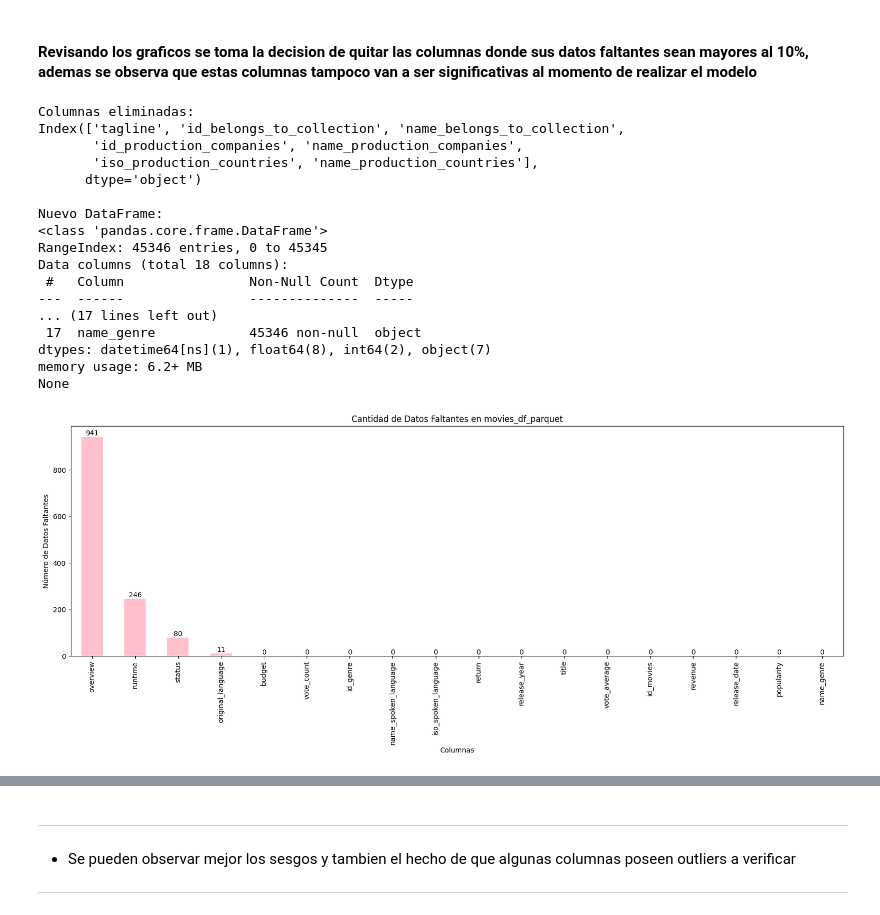
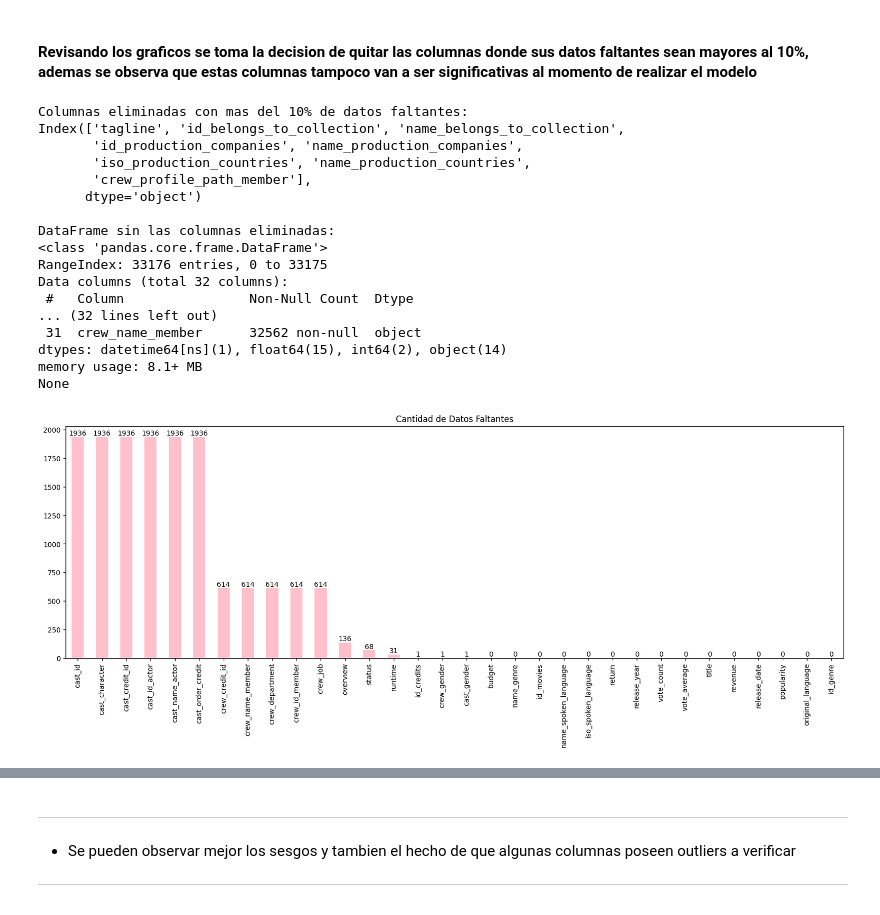
Before and after one commit to karenb54/Proyecto_recomendacion_de_peliculas_ml, a Jupyter notebook: EDA.ipynb, the cells around one changed output, grey strips where cells are left out. Saved outputs shown, nothing was run; the diff lists cells and outputs as text; code cells hidden in the pictures.

```diff
--- a/EDA.ipynb
+++ b/EDA.ipynb
@@ -16,3 +16,7 @@ from collections import Counter
 credits_df_parquet = pd.read_parquet('Datasets/credits_dataset_parquet')
 movies_df_parquet = pd.read_parquet('Datasets/movies_dataset_parquet')
+# %%
+# Uno los dataframes para realizar el analisis de datos con mas precision
+
+dataframe_unido = pd.merge(movies_df_parquet, credits_df_parquet, left_on='id_movies', right_on='id_credits', how='left')
 # %% [markdown]
@@ -120,7 +87,8 @@ plt.show()
 # %%
-# calcular el porcentaje de datos faltantes en cada columna
-datos_faltantes_movies_porcentaje = movies_df_parquet.isnull().mean() * 100
-print(datos_faltantes_movies_porcentaje)
+# calculo el porcentaje de datos faltantes en cada columna
+
+porcentaje_de_datos_faltantes = dataframe_unido.isnull().mean() * 100
+print(porcentaje_de_datos_faltantes)
 # %% [output]
 budget                         0.000000
 id_movies                      0.000000
@@ -186,56 +110,56 @@ dtype: float64
 # %% [markdown]
 #### Revisando los graficos se toma la decision de quitar las columnas donde sus datos faltantes sean mayores al 10%, ademas se observa que estas columnas tampoco van a ser significativas al momento de realizar el modelo
 # %%
-# Identificar columnas con más del 10% de datos faltantes
-columns_a_eliminar_movies = datos_faltantes_movies_porcentaje[datos_faltantes_movies_porcentaje > 10].index
+# Identifico las columnas con más del 10% de datos faltantes
+columnas_a_eliminar = porcentaje_de_datos_faltantes[porcentaje_de_datos_faltantes > 10].index
 
-# Eliminar las columnas identificadas
-movies_df_parquet_EDA = movies_df_parquet.drop(columns=columns_a_eliminar_movies)
+# Elimino las columnas identificadas
+dataframe_unido = dataframe_unido.drop(columns=columnas_a_eliminar)
 
-# Mostrar las columnas eliminadas y el nuevo DataFrame
-print("Columnas eliminadas:")
-print(columns_a_eliminar_movies)
+# Observo las columnas eliminadas y el nuevo DataFrame
+print("Columnas eliminadas con mas del 10% de datos faltantes:")
+print(columnas_a_eliminar)
 
-print("\nNuevo DataFrame:")
-print(movies_df_parquet_EDA.info())
+print("\nDataFrame sin las columnas eliminadas:")
+print(dataframe_unido.info())
 # %% [output]
-Columnas eliminadas:
+Columnas eliminadas con mas del 10% de datos faltantes:
 Index(['tagline', 'id_belongs_to_collection', 'name_belongs_to_collection',
        'id_production_companies', 'name_production_companies',
-       'iso_production_countries', 'name_production_countries'],
+       'iso_production_countries', 'name_production_countries',
+       'crew_profile_path_member'],
       dtype='object')
 
-Nuevo DataFrame:
+DataFrame sin las columnas eliminadas:
 <class 'pandas.core.frame.DataFrame'>
-RangeIndex: 45346 entries, 0 to 45345
-Data columns (total 18 columns):
+RangeIndex: 33176 entries, 0 to 33175
+Data columns (total 32 columns):
  #   Column                Non-Null Count  Dtype
----  ------                --------------  -----
-... (17 lines left out)
- 17  name_genre            45346 non-null  object
-dtypes: datetime64[ns](1), float64(8), int64(2), object(7)
-memory usage: 6.2+ MB
+... (32 lines left out)
+ 31  crew_name_member      32562 non-null  object
+dtypes: datetime64[ns](1), float64(15), int64(2), object(14)
+memory usage: 8.1+ MB
 None
 # %%
-# Cantidad de valores faltantes en cada columna
-datos_faltantes_movies = movies_df_parquet_EDA.isnull().sum()
+# calculo la nueva cantidad de valores faltantes en cada columna
+datos_faltantes = dataframe_unido.isnull().sum()
 
-# Graficar nuevamente los datos faltantes
+# Grafico nuevamente los datos faltantes
 plt.figure(figsize=(20, 6))
-ax = datos_faltantes_movies.sort_values(ascending=False).plot(kind='bar', color='pink')
+ax = datos_faltantes.sort_values(ascending=False).plot(kind='bar', color='pink')
 
-# Añadir etiquetas de cantidad en el gráfico
+# Añado las etiquetas de cantidad en el grafico para mejor visualizacion
 for p in ax.patches:
     ax.annotate(f'{p.get_height()}',
                 (p.get_x() + p.get_width() / 2., p.get_height()),
                 ha='center', va='center',
                 xytext=(0, 5),
                 textcoords='offset points')
 
-plt.title('Cantidad de Datos Faltantes en movies_df_parquet')
-plt.xlabel('Columnas')
-plt.ylabel('Número de Datos Faltantes')
+plt.title('Cantidad de Datos Faltantes')
+plt.xlabel('')
+plt.ylabel('')
 plt.xticks(rotation=90)
 plt.show()
 # %% [output]
-[figure, old version]
+[figure, new version]
```
Also changed, not shown: parts of 58 cells of this notebook, 3 other files.
